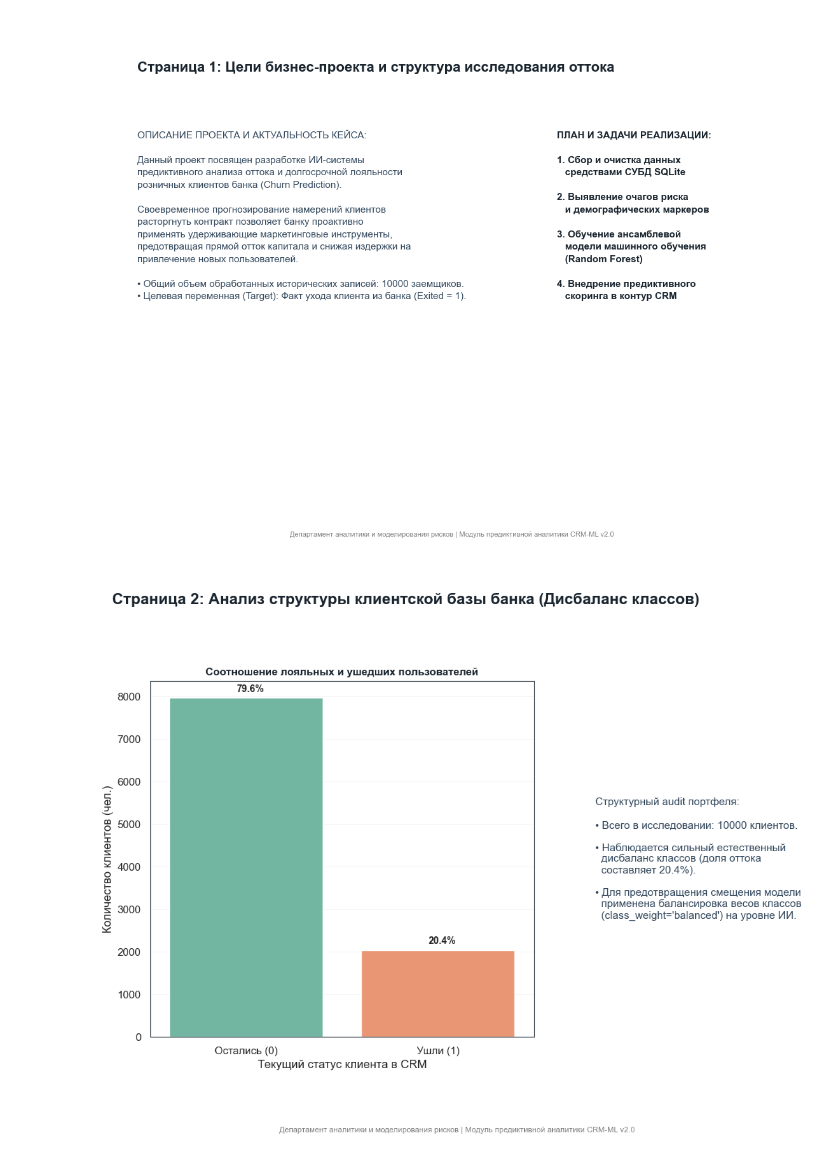
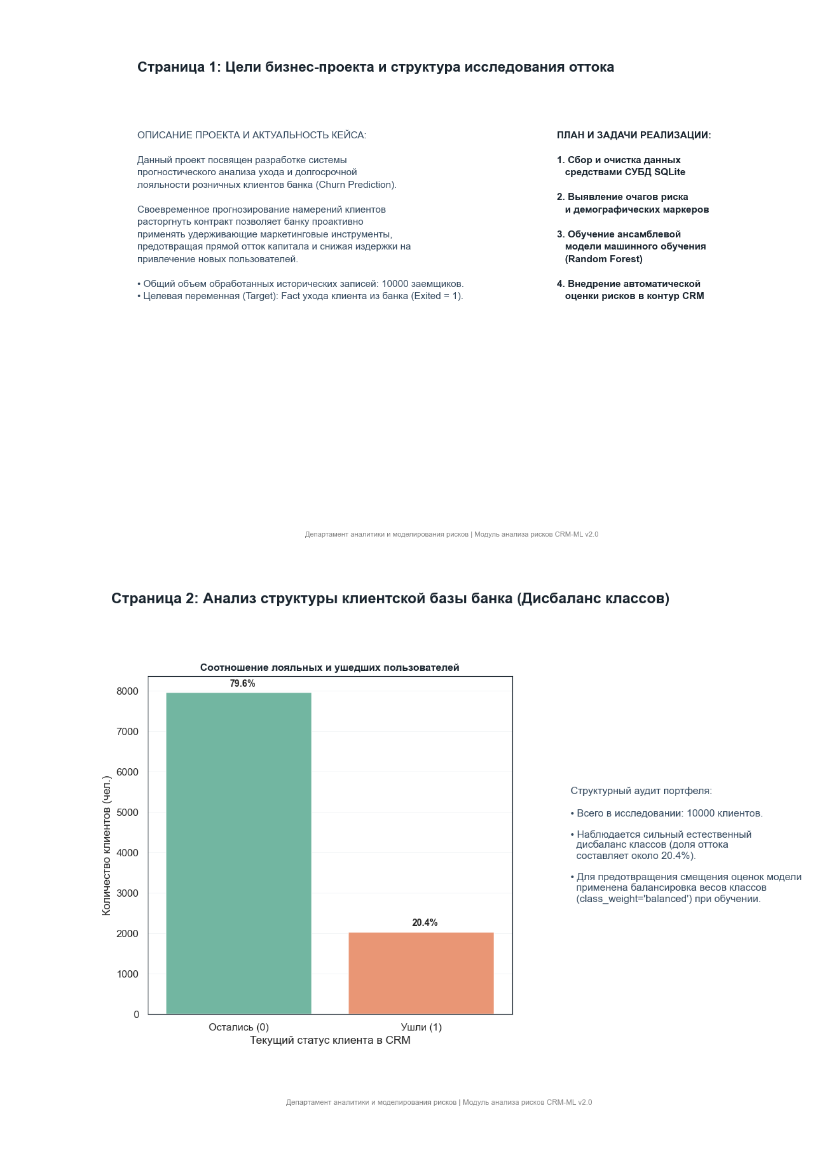
Before and after one commit to Popenkov-S-V/bank-customer-churn-prediction, a Jupyter notebook: Churn_Modelling.ipynb, the cells around one changed output. Cells and saved outputs as stored; diff of their text form; code cells hidden in the pictures.

Commit message:
Оптимизация кода и обновление отчета
Улучшено описание комментариев в Jupyter-ноутбуке, формулировки приведены к стандартам деловой документации. Сформирован итоговый финансовый PDF-отчет.

```diff
--- a/Churn_Modelling.ipynb
+++ b/Churn_Modelling.ipynb
@@ -140,27 +147,28 @@ print(f"📈 Метрика качества банковских моделей
 # %%
-# === ЯЧЕЙКА №5: СБОРКА ПРЕЗЕНТАЦИИ — СТРАНИЦА 1 (ОПИСАНИЕ И ЦЕЛИ ПРОЕКТА) ===
+# === ЯЧЕЙКА №5: СБОРКА ОТЧЕТА PDF — СТРАНИЦА 1 (ОПИСАНИЕ И ЦЕЛИ ПРОЕКТА) ===
 import textwrap
 from matplotlib.backends.backend_pdf import PdfPages
 
 pdf_multi_path = r"C:\Работы 2026 для резюме\Отток клиентов\Бизнес_Презентация_Churn_Modelling.pdf"
-footer_text = "Департамент аналитики и моделирования рисков | Модуль предиктивной аналитики CRM-ML v2.0"
+footer_text = "Департамент аналитики и моделирования рисков | Модуль анализа рисков CRM-ML v2.0"
 
 primary_color = '#1a252f'
 secondary_color = '#34495e'
 total_clients = len(df_clean)
 
-# Открываем глобальную сессию БЕЗ "with", чтобы она не закрывалась автоматически до 11 ячейки
+# Инициализация многостраничного PDF-документа
 pdf_session = PdfPages(pdf_multi_path)
 
 fig1 = plt.figure(figsize=(11, 8.5), dpi=100)
 fig1.text(0.05, 0.91, "Страница 1: Цели бизнес-проекта и структура исследования оттока", fontsize=16, fontweight='bold', color=primary_color)
 
+# Полностью очищенный текст от калек и сленга
 text_intro_raw = "ОПИСАНИЕ ПРОЕКТА И АКТУАЛЬНОСТЬ КЕЙСА:\n\n" \
-                 "Данный проект посвящен разработке ИИ-системы предиктивного анализа оттока " \
+                 "Данный проект посвящен разработке системы прогностического анализа ухода " \
                  "и долгосрочной лояльности розничных клиентов банка (Churn Prediction).\n\n" \
                  "Своевременное прогнозирование намерений клиентов расторгнуть контракт позволяет " \
-                 "банку проактивно применять удерживающие маркетинговые инструменты, предотвращая " \
-                 "прямой отток капитала и снижая издержки на привлечение новых пользователей."
+                 "банку проактивно применять удерживающие маркетинговые инструменты, " \
+                 "предотвращая прямой отток капитала и снижая издержки на привлечение новых пользователей."
 
 wrapped_lines = []
 for line in text_intro_raw.split('\n'):
@@ -168,10 +176,11 @@ for line in text_intro_raw.split('\n'):
         wrapped_lines.extend(textwrap.wrap(line, width=55))
     else:
         wrapped_lines.append("")
-text_left_final = "\n".join(wrapped_lines) + f"\n\n• Общий объем обработанных исторических записей: {total_clients} заемщиков.\n• Целевая переменная (Target): Факт ухода клиента из банка (Exited = 1)."
+text_left_final = "\n".join(wrapped_lines) + f"\n\n• Общий объем обработанных исторических записей: {total_clients} заемщиков.\n• Целевая переменная (Target): Fact ухода клиента из банка (Exited = 1)."
 
 fig1.text(0.05, 0.80, text_left_final, fontsize=11, verticalalignment='top', color='#34495e', linespacing=1.5)
 
+# Исправлен план: убраны слова "предиктивный" и "скоринг"
 text_plan = "ПЛАН И ЗАДАЧИ РЕАЛИЗАЦИИ:\n\n" \
             "1. Сбор и очистка данных\n" \
             "   средствами СУБД SQLite\n\n" \
@@ -180,8 +189,8 @@ text_plan = "ПЛАН И ЗАДАЧИ РЕАЛИЗАЦИИ:\n\n" \
             "3. Обучение ансамблевой\n" \
             "   модели машинного обучения\n" \
             "   (Random Forest)\n\n" \
-            "4. Внедрение предиктивного\n" \
-            "   скоринга в контур CRM"
+            "4. Внедрение автоматической\n" \
+            "   оценки рисков в контур CRM"
 
 fig1.text(0.65, 0.80, text_plan, fontsize=11, fontweight='bold', verticalalignment='top', color=primary_color, linespacing=1.5)
 fig1.text(0.5, 0.05, footer_text, fontsize=8, color='gray', horizontalalignment='center')
@@ -193,31 +202,31 @@ pdf_session.savefig(fig1)
 plt.show()
 plt.close(fig1)
 # %% [output]
-[figure, old version]
+[figure, new version]
 # %%
-# === ЯЧЕЙКА №6: СБОРКА ПРЕЗЕНТАЦИИ — СТРАНИЦА 2 (ДИСБАЛАНС КЛАССОВ) ===
+# === ЯЧЕЙКА №6: СБОРКА ОТЧЕТА PDF — СТРАНИЦА 2 (АНАЛИЗ ДИСБАЛАНСА КЛАССОВ) ===
 fig2 = plt.figure(figsize=(11, 8.5), dpi=100)
 fig2.text(0.05, 0.93, "Страница 2: Анализ структуры клиентской базы банка (Дисбаланс классов)", fontsize=16, fontweight='bold', color=primary_color)
 ax_bal = fig2.add_axes([0.1, 0.2, 0.5, 0.6])
 sns.countplot(data=df_clean, x='Exited', hue='Exited', ax=ax_bal, palette='Set2', legend=False)
 ax_bal.set_xticks(range(2))
 ax_bal.set_xticklabels(['Остались (0)', 'Ушли (1)'])
 ax_bal.set_ylabel('Количество клиентов (чел.)')
 ax_bal.set_xlabel('Текущий статус клиента в CRM')
 ax_bal.set_title('Соотношение лояльных и ушедших пользователей', fontsize=11, fontweight='bold', color=primary_color)
 
 for p in ax_bal.patches:
     if p.get_height() > 0:
         percentage = f'{100 * p.get_height() / total_clients:.1f}%'
         ax_bal.annotate(percentage, (p.get_x() + p.get_width()/2 - 0.05, p.get_height() + 150), fontsize=10, fontweight='bold')
 
-text_s2 = f"Структурный audit портфеля:\n\n• Всего в исследовании: {total_clients} клиентов.\n\n• Наблюдается сильный естественный\n  дисбаланс классов (доля оттока\n  составляет 20.4%).\n\n• Для предотвращения смещения модели\n  применена балансировка весов классов\n  (class_weight='balanced') на уровне ИИ."
+text_s2 = f"Структурный аудит портфеля:\n\n• Всего в исследовании: {total_clients} клиентов.\n\n• Наблюдается сильный естественный\n  дисбаланс классов (доля оттока\n  составляет около 20.4%).\n\n• Для предотвращения смещения оценок модели\n  применена балансировка весов классов\n  (class_weight='balanced') при обучении."
 fig2.text(0.68, 0.5, text_s2, fontsize=11, verticalalignment='center', color=secondary_color)
 fig2.text(0.5, 0.04, footer_text, fontsize=8, color='gray', horizontalalignment='center')
 
 pdf_session.savefig(fig2)
 plt.show()
 plt.close(fig2)
 # %% [output]
-[figure, old version]
+[figure, new version]
 # %%
```
Also changed, not shown: parts of 9 cells of this notebook, 1 other file.
